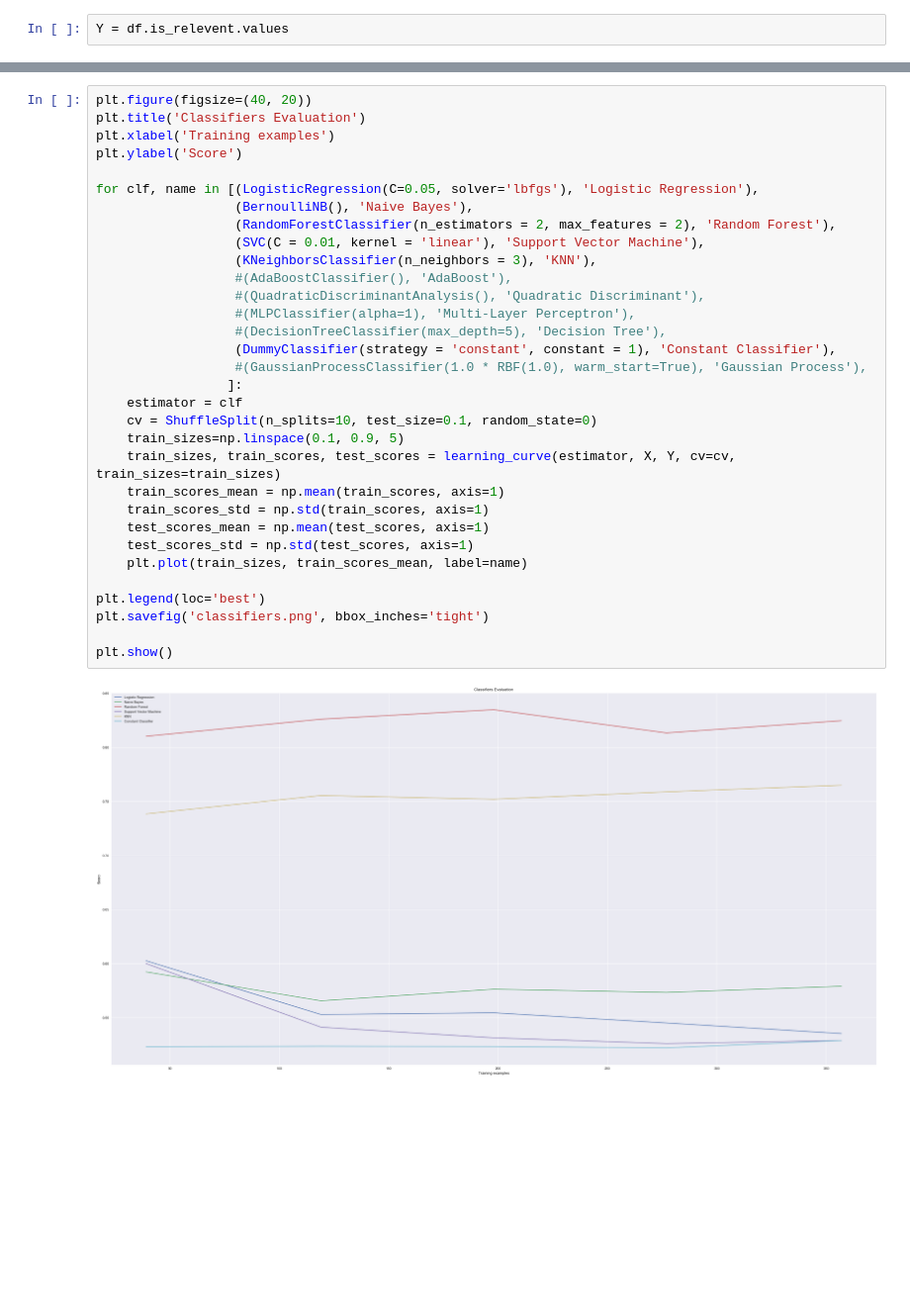
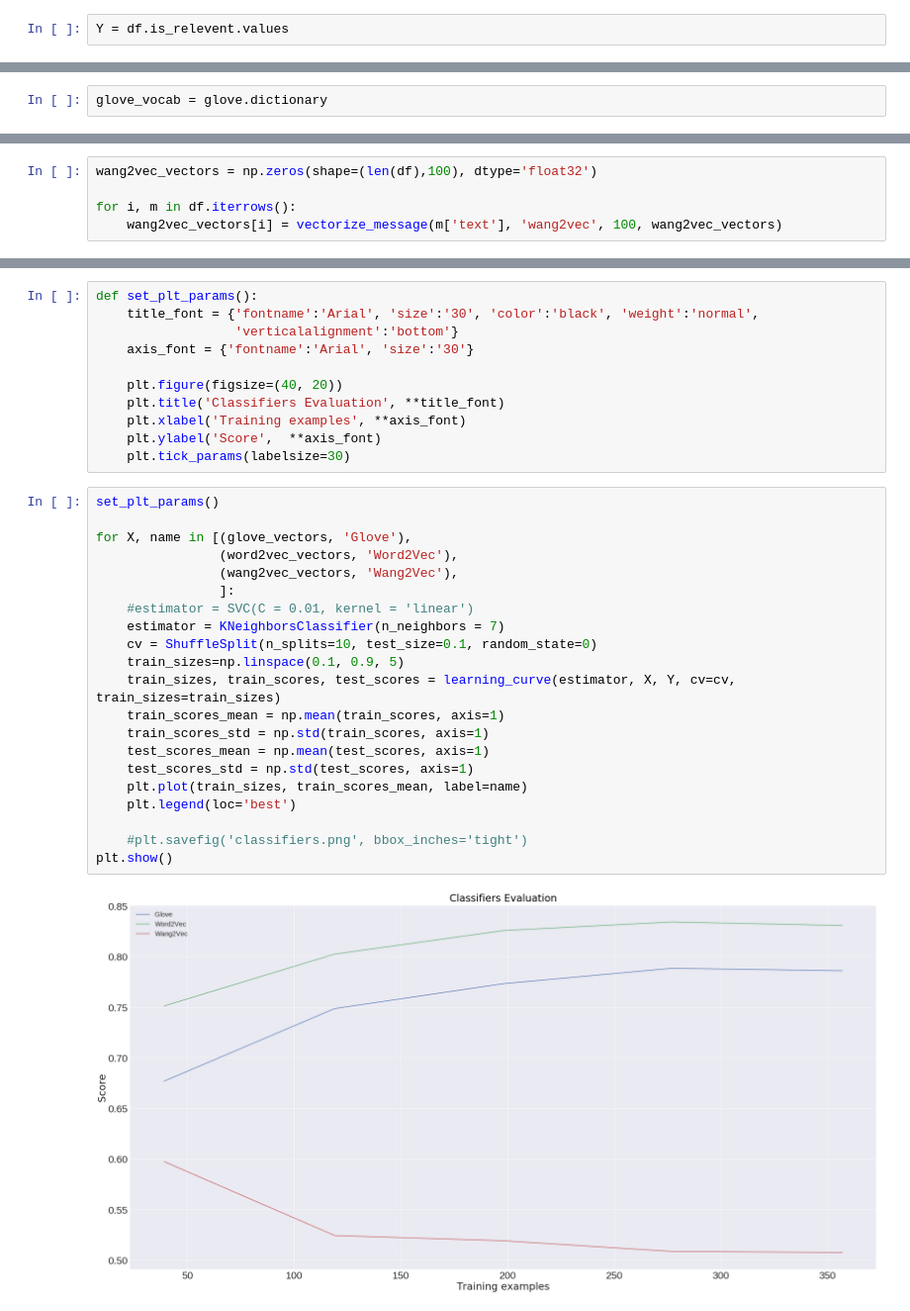
Before and after one commit to bakarov/2ch2vec, a Jupyter notebook: 2ch_supervised_algorithm.ipynb, the cells around one changed output, grey strips where cells are left out. Shown at 99% size. Saved outputs shown, nothing was run; the diff lists cells and outputs as text; blank space fills up the shorter version.

Commit message:
Refactor evaluation graph

```diff
--- a/2ch_supervised_algorithm.ipynb
+++ b/2ch_supervised_algorithm.ipynb
@@ -177,0 +97,2 @@ Naive Bayes:
+# %%
+glove_vocab = glove.dictionary
@@ -177,0 +116,5 @@ Naive Bayes:
+# %%
+wang2vec_vectors = np.zeros(shape=(len(df),100), dtype='float32')
+
+for i, m in df.iterrows():
+    wang2vec_vectors[i] = vectorize_message(m['text'], 'wang2vec', 100, wang2vec_vectors)
@@ -178,34 +123,34 @@ Naive Bayes:
+# %%
+def set_plt_params():
+    title_font = {'fontname':'Arial', 'size':'30', 'color':'black', 'weight':'normal',
+                  'verticalalignment':'bottom'}
+    axis_font = {'fontname':'Arial', 'size':'30'}
+
+    plt.figure(figsize=(40, 20))
+    plt.title('Classifiers Evaluation', **title_font)
+    plt.xlabel('Training examples', **axis_font)
+    plt.ylabel('Score',  **axis_font)
+    plt.tick_params(labelsize=30)
 # %%
-plt.figure(figsize=(40, 20))
-plt.title('Classifiers Evaluation')
-plt.xlabel('Training examples')
-plt.ylabel('Score')
+set_plt_params()
 
-for clf, name in [(LogisticRegression(C=0.05, solver='lbfgs'), 'Logistic Regression'),
-                  (BernoulliNB(), 'Naive Bayes'),
-                  (RandomForestClassifier(n_estimators = 2, max_features = 2), 'Random Forest'),
-                  (SVC(C = 0.01, kernel = 'linear'), 'Support Vector Machine'),
-                  (KNeighborsClassifier(n_neighbors = 3), 'KNN'),
-                  #(AdaBoostClassifier(), 'AdaBoost'),
-                  #(QuadraticDiscriminantAnalysis(), 'Quadratic Discriminant'),
-                  #(MLPClassifier(alpha=1), 'Multi-Layer Perceptron'),
-                  #(DecisionTreeClassifier(max_depth=5), 'Decision Tree'),
-                  (DummyClassifier(strategy = 'constant', constant = 1), 'Constant Classifier'),
-                  #(GaussianProcessClassifier(1.0 * RBF(1.0), warm_start=True), 'Gaussian Process'),
-                 ]:
-    estimator = clf
+for X, name in [(glove_vectors, 'Glove'),
+                (word2vec_vectors, 'Word2Vec'),
+                (wang2vec_vectors, 'Wang2Vec'),
+                ]:
+    #estimator = SVC(C = 0.01, kernel = 'linear')
+    estimator = KNeighborsClassifier(n_neighbors = 7)
     cv = ShuffleSplit(n_splits=10, test_size=0.1, random_state=0)
     train_sizes=np.linspace(0.1, 0.9, 5)
     train_sizes, train_scores, test_scores = learning_curve(estimator, X, Y, cv=cv, train_sizes=train_sizes)
     train_scores_mean = np.mean(train_scores, axis=1)
     train_scores_std = np.std(train_scores, axis=1)
     test_scores_mean = np.mean(test_scores, axis=1)
     test_scores_std = np.std(test_scores, axis=1)
     plt.plot(train_sizes, train_scores_mean, label=name)
+    plt.legend(loc='best')
 
-plt.legend(loc='best')
-plt.savefig('classifiers.png', bbox_inches='tight')
-
+    #plt.savefig('classifiers.png', bbox_inches='tight')
 plt.show()
 # %% [output]
-[figure, old version]
+[figure, new version]
```
Also changed, not shown: parts of 26 cells of this notebook.
